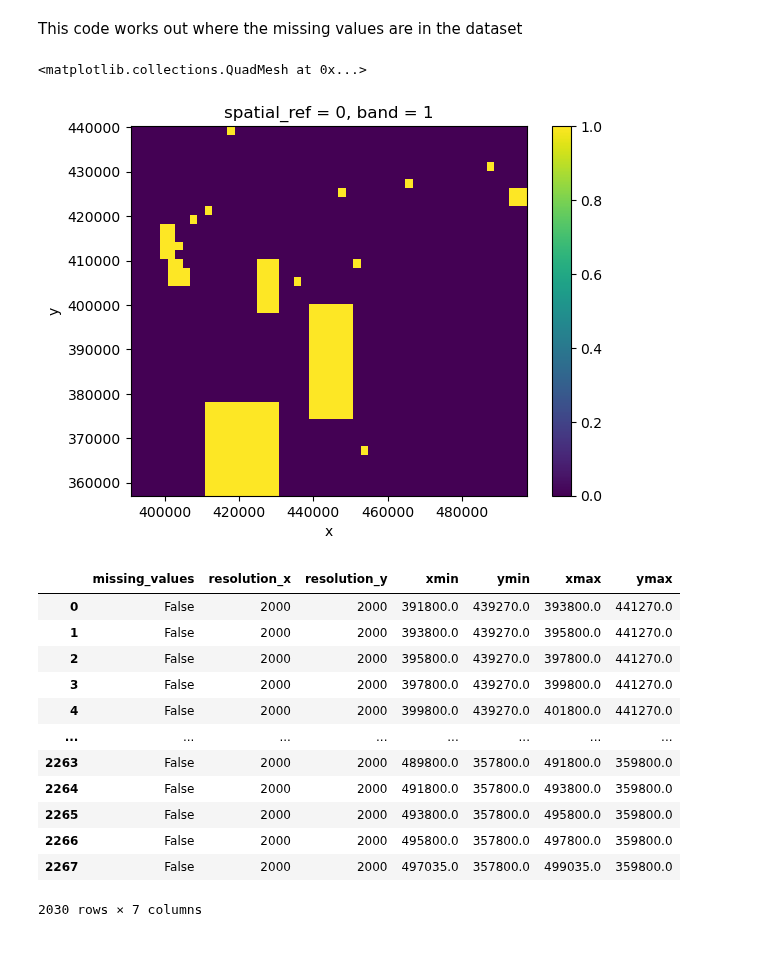
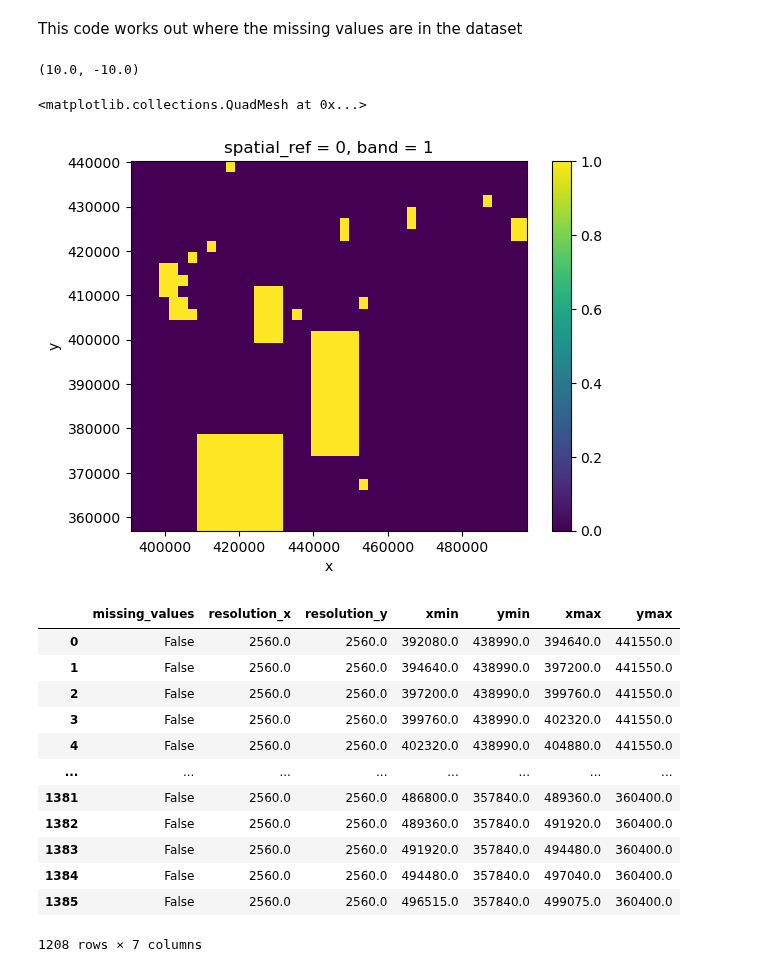
Before and after one commit to MatthewJWhittle/shefflied-bats, a Jupyter notebook: pipelines/prepare-veg-height-training-data.ipynb, the cells around one changed output. Drawn from its saved outputs; the diff is of its cells as text; code cells hidden in the pictures.

```diff
--- a/pipelines/prepare-veg-height-training-data.ipynb
+++ b/pipelines/prepare-veg-height-training-data.ipynb
@@ -227,3 +227,7 @@ _FillValue :
 nan
 # %% [markdown]
 This code works out where the missing values are in the dataset
+# %%
+image_stack.rio.resolution()
+# %% [output]
+(10.0, -10.0)
@@ -230,24 +236,20 @@ This code works out where the missing values are in the dataset
 # %%
 # Generate a mask to represent the areas where there is na or inf values
 image_stack_array = image_stack.to_array()
 
 mask = image_stack_array.isnull().any(dim='variable') | np.isinf(image_stack_array).any(dim='variable')
-#mask.plot()
+
 mask_resolution = mask.rio.resolution()[0]
 
+target_resolution = tile_size[0] * mask_resolution
 
 # Target resolution
-target_resolution = 2000
-scale_factor =  target_resolution / mask_resolution
-scale_factor = round(scale_factor)
-
-
-mask_coarse = mask.coarsen(x = scale_factor, y = scale_factor, boundary="pad").mean().compute()
+mask_coarse = mask.coarsen(x = tile_size[0], y = tile_size[1], boundary="pad").mean().compute()
 mask_coarse = mask_coarse > 0
 mask_coarse.plot()
 # %% [output]
 <matplotlib.collections.QuadMesh at 0x...>
-[figure, old version]
+[figure, new version]
 # %%
 mask_df = mask_coarse.to_dataframe(name='missing_values')
 mask_df.reset_index(inplace=True)
@@ -264,15 +266,15 @@ mask_df.to_csv("data/processed/s2-lidar/valid-bounding-boxes.csv", index=False)
 mask_df
 # %% [output]
 |  | missing_values | resolution_x | resolution_y | xmin | ymin | xmax | ymax |
-| 0 | False | 2000 | 2000 | 391800.0 | 439270.0 | 393800.0 | 441270.0 |
-| 1 | False | 2000 | 2000 | 393800.0 | 439270.0 | 395800.0 | 441270.0 |
-| 2 | False | 2000 | 2000 | 395800.0 | 439270.0 | 397800.0 | 441270.0 |
-| 3 | False | 2000 | 2000 | 397800.0 | 439270.0 | 399800.0 | 441270.0 |
-| 4 | False | 2000 | 2000 | 399800.0 | 439270.0 | 401800.0 | 441270.0 |
+| 0 | False | 2560.0 | 2560.0 | 392080.0 | 438990.0 | 394640.0 | 441550.0 |
+| 1 | False | 2560.0 | 2560.0 | 394640.0 | 438990.0 | 397200.0 | 441550.0 |
+| 2 | False | 2560.0 | 2560.0 | 397200.0 | 438990.0 | 399760.0 | 441550.0 |
+| 3 | False | 2560.0 | 2560.0 | 399760.0 | 438990.0 | 402320.0 | 441550.0 |
+| 4 | False | 2560.0 | 2560.0 | 402320.0 | 438990.0 | 404880.0 | 441550.0 |
 | ... | ... | ... | ... | ... | ... | ... | ... |
-| 2263 | False | 2000 | 2000 | 489800.0 | 357800.0 | 491800.0 | 359800.0 |
-| 2264 | False | 2000 | 2000 | 491800.0 | 357800.0 | 493800.0 | 359800.0 |
-| 2265 | False | 2000 | 2000 | 493800.0 | 357800.0 | 495800.0 | 359800.0 |
-| 2266 | False | 2000 | 2000 | 495800.0 | 357800.0 | 497800.0 | 359800.0 |
-| 2267 | False | 2000 | 2000 | 497035.0 | 357800.0 | 499035.0 | 359800.0 |
+| 1381 | False | 2560.0 | 2560.0 | 486800.0 | 357840.0 | 489360.0 | 360400.0 |
+| 1382 | False | 2560.0 | 2560.0 | 489360.0 | 357840.0 | 491920.0 | 360400.0 |
+| 1383 | False | 2560.0 | 2560.0 | 491920.0 | 357840.0 | 494480.0 | 360400.0 |
+| 1384 | False | 2560.0 | 2560.0 | 494480.0 | 357840.0 | 497040.0 | 360400.0 |
+| 1385 | False | 2560.0 | 2560.0 | 496515.0 | 357840.0 | 499075.0 | 360400.0 |
-2030 rows × 7 columns
+1208 rows × 7 columns
```
Also changed, not shown: parts of 1 cell of this notebook, 11 other files.
